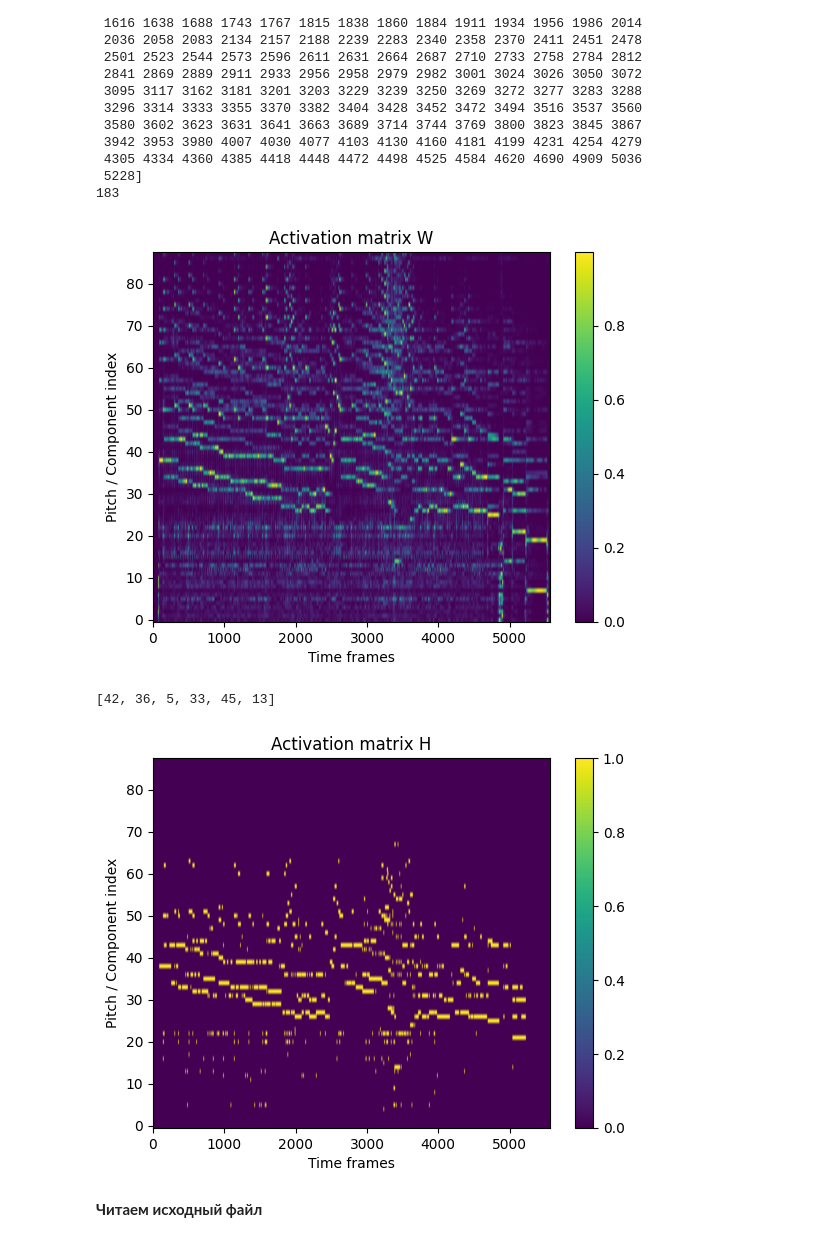
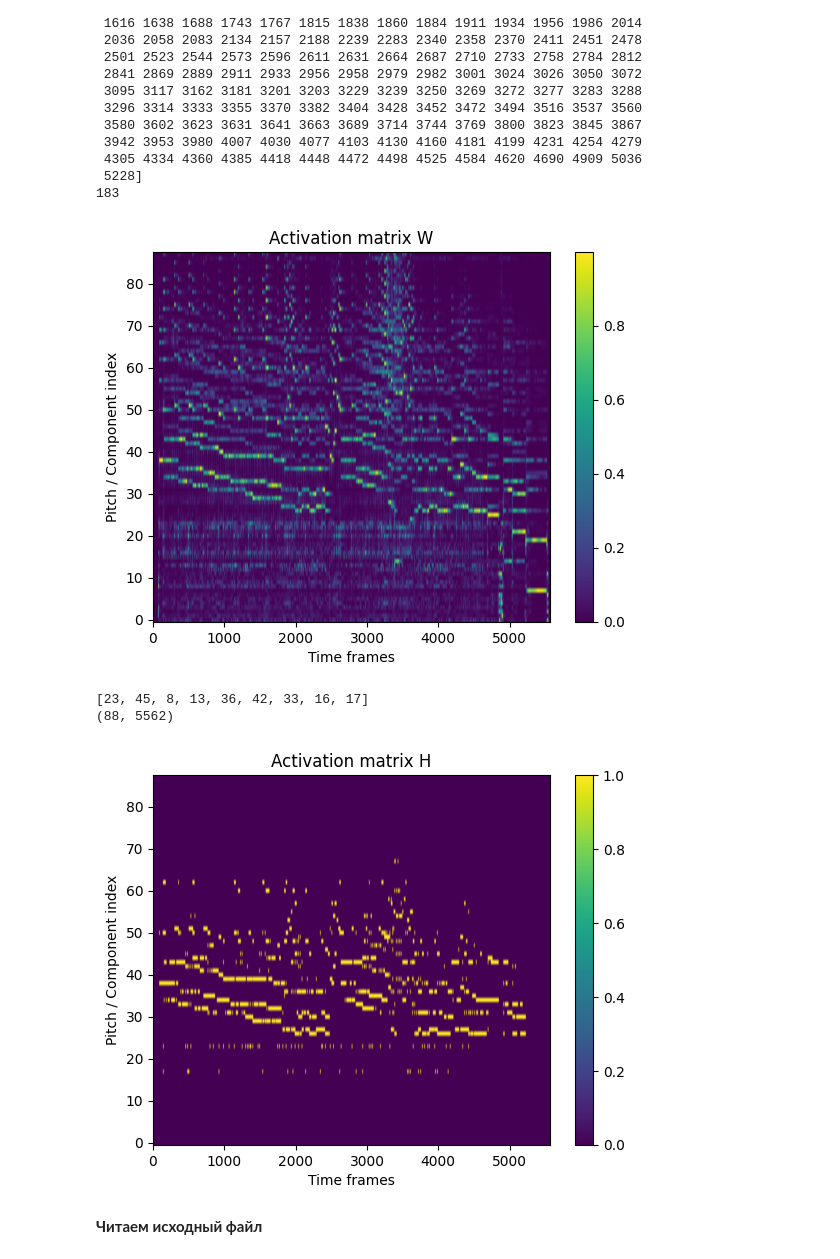
Before and after one commit to bierml/NMFforAMT, a Jupyter notebook: Experimental/Music_Transcribing[NMF].ipynb, the cells around one changed output. Drawn from its saved outputs; the diff is of its cells as text; code cells hidden in the pictures.

```diff
--- a/Experimental/Music_Transcribing[NMF].ipynb
+++ b/Experimental/Music_Transcribing[NMF].ipynb
@@ -189,10 +189,28 @@ def build_W0(sr,
 
     return W0
 
+def build_noise_basis(n_bins, n_components=2):
+    Wn = np.zeros((n_bins, n_components))
+
+    for i in range(n_components):
+        # random smooth noise shape
+        x = np.random.rand(n_bins)
+        x = np.convolve(x, np.hanning(15), mode='same')
+        x /= np.linalg.norm(x) + 1e-10
+        Wn[:, i] = x
+
+    return Wn
+
 W_0 = build_W0(sr=f_s, bins_per_octave=12*K, n_bins=88 * K, fmin=librosa.note_to_hz('A0'))
-print(W_i)
+#W_1 = build_W0(sr=f_s, bins_per_octave=12*K, n_bins=88 * K, fmin=librosa.note_to_hz('A0'),decay=0.8,sigma=2.0)
+#W_2 = build_W0(sr=f_s, bins_per_octave=12*K, n_bins=88 * K, fmin=librosa.note_to_hz('A0'),decay=0.2,sigma=1.2)
+Wn = build_noise_basis(88*K, 1)
+#Wn = np.ones((88*K, 1))
+#Wn /= np.linalg.norm(Wn)
+#W_0 = interleave_cols(W_1,W_2)
+W_0 = np.concatenate([W_0, Wn], axis=1)
 
-print(W_i.shape)
+print(W_0.shape)
 import matplotlib.pyplot as plt
 plt.figure()
 #plt.imshow(H_v, aspect='auto', origin='lower')
@@ -218,9 +229,9 @@ plt.show()
 # %%
-H_0 = np.random.rand(88, spectrogram_norm.shape[1])
+H_0 = np.random.rand(88+1, spectrogram_norm.shape[1])
 #nmf = nimfa.Nmf(spectrogram_compressed, seed='fixed', W=W_temp)
 nmf = nimfa.Nmf(
     spectrogram_norm,
-    rank=K,
+    rank=88+1,
     seed='fixed',
     W=W_0,
     H=H_0,
@@ -295,8 +306,12 @@ def rowwise_norm(H, eps=1e-8):
         if m > eps:
             Hn[q] /= m
     return Hn
+H_est = H_est[0:88,:]
+#print(H_est.shape)
+#Y = sum_row_pairs(H_est)
+#print(Y.shape)
+Y = rowwise_norm(H_est)
 #Y = norm_dynamic_range(H_new)
-Y = rowwise_norm(H_est)
 Y = matrix_filter(Y)
 #Y = unsharp_matrix(Y)
 #Y = np.maximum(0, Y)
@@ -317,9 +332,8 @@ plt.xlabel("Time frames")
 plt.ylabel("Pitch / Component index")
 plt.show()
 # %% [output]
-[figure, old version]
+[figure, new version]
 # %%
-
 def pitch_energy(fp,p):
   en = 0
   en_t = np.sum(np.square(fp))
@@ -365,7 +379,7 @@ def top_k_indices(v, k):
 def pitch_harmonics(p):
   r = [p+12,p+19,p+24,p+28,p+31,p+34,p+36]
   return [m for m in r if m <= 87]
-def transcribe_frame(fr,thr=0.18):
+def transcribe_frame(fr,thr=0.12):
   frn = fr.copy()
   peaks = [int(p) for p in top_k_indices(fr,20)]
   #peaks = [int(p) for p in range(88) if fr[p] > 0.25]
@@ -458,35 +472,45 @@ def pitch_energy(fp,p):
   en_t = np.sum(np.square(fp))
   h = pitch_harmonics(p)
   h = [m for m in h if m <= 87]
   #print(h)
   for l in h:
     en += fp[l]**2
   #print(en)
   return float(en/en_t)
   #return en[0,0]
+def clear_H(H,W_e,t=2.7):
+  H_r = H.copy()
+  print(H_r.shape)
+  for i in range(88):
+    s = W_e[i*3,i] + W_e[i*3+1,i] + W_e[i*3+2,i]
+    if(s<t):
+      H_r[i,:] = 0
+  return H_r
 #print(transcribe_frame(H_m[:,1]))
 print(transcribe_onset(Y[:,479:489]))
 #print(transcribe_frame(Y[:,152]))
 #print(Y[38,203],Y[39,203])
 
 trscrptn = transcribe_H(Y,onsets)
 trscrptn[0,:] = 0
 trscrptn = enforce_min_duration(trscrptn,min_len=10)
+trscrptn = clear_H(trscrptn,W_est)
 import matplotlib.pyplot as plt
 plt.figure()
 #plt.imshow(H_v, aspect='auto', origin='lower')
 #plt.imshow(Y[:,140:160], aspect='auto', origin='lower')
 #plt.imshow(Y[:,479:489], aspect='auto', origin='lower')
 plt.imshow(trscrptn, aspect='auto', origin='lower')
 #plt.imshow(Y, aspect='auto', origin='lower')
 plt.colorbar()
 plt.title("Activation matrix H")
 plt.xlabel("Time frames")
 plt.ylabel("Pitch / Component index")
 plt.show()
 # %% [output]
-[42, 36, 5, 33, 45, 13]
+[23, 45, 8, 13, 36, 42, 33, 16, 17]
+(88, 5562)
-[figure, old version]
+[figure, new version]
 # %% [markdown]
 **Читаем исходный файл**
 # %% [markdown]
```
Also changed, not shown: parts of 4 cells of this notebook, 1 other file.
